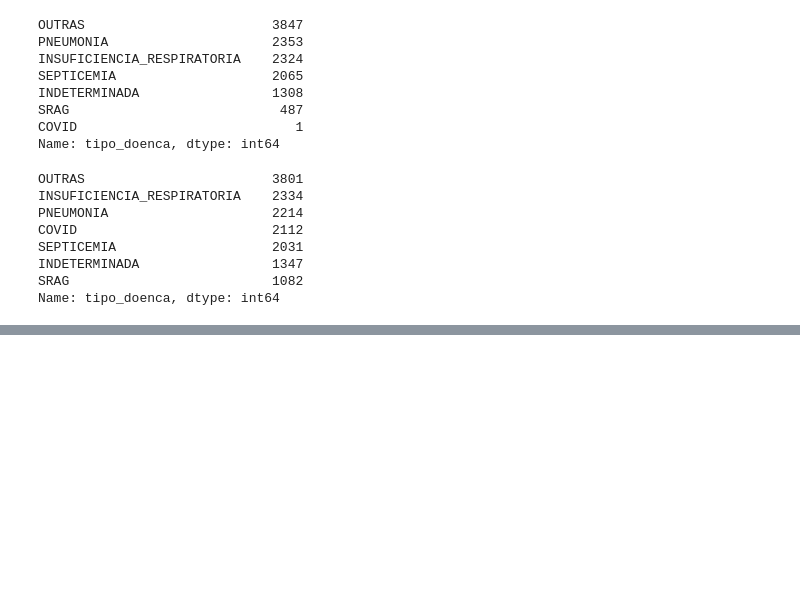
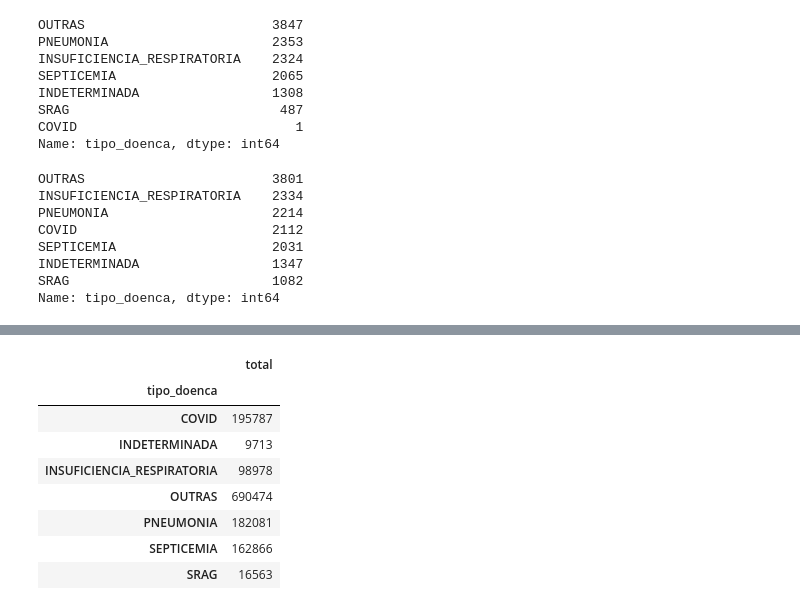
Before and after one commit to GuilhermeRuy97/BootcampDataScience, a Jupyter notebook: analise_covid/notebooks/analise_obitos_covid.ipynb, the cells around one changed output, grey strips where cells are left out. Cells and saved outputs as stored; diff of their text form; code cells hidden in the pictures; blank space fills up the shorter version.

```diff
--- a/analise_covid/notebooks/analise_obitos_covid.ipynb
+++ b/analise_covid/notebooks/analise_obitos_covid.ipynb
@@ -71,0 +81,15 @@ Name: tipo_doenca, dtype: int64
+# %%
+#Corrigindo o erro
+
+total_obitos_2020 = dados_2020.groupby("tipo_doenca").sum()
+total_obitos_2020
+# %% [output]
+|  | total |
+| tipo_doenca |  |
+| COVID | 195787 |
+| INDETERMINADA | 9713 |
+| INSUFICIENCIA_RESPIRATORIA | 98978 |
+| OUTRAS | 690474 |
+| PNEUMONIA | 182081 |
+| SEPTICEMIA | 162866 |
+| SRAG | 16563 |
```
Also changed, not shown: parts of 7 cells of this notebook.
